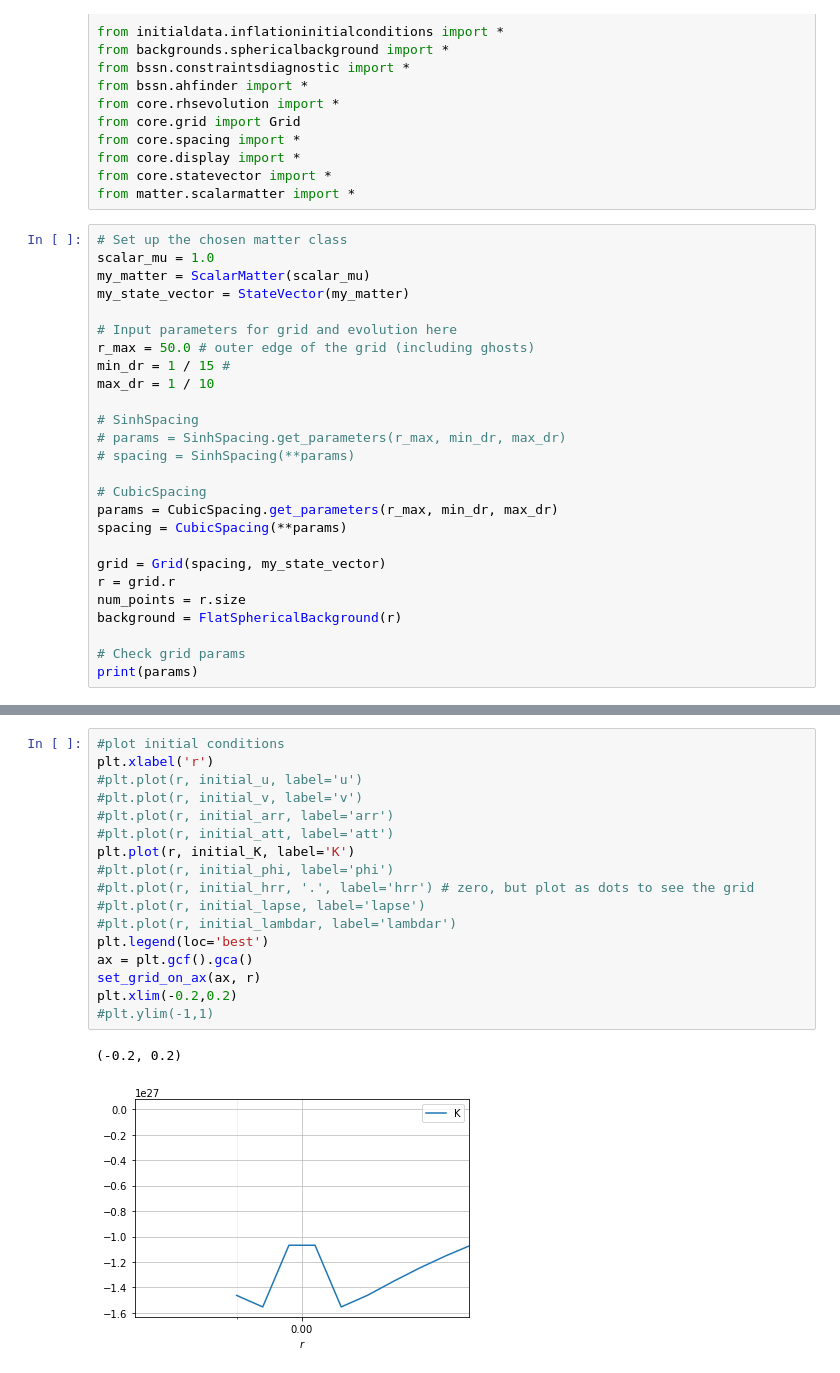
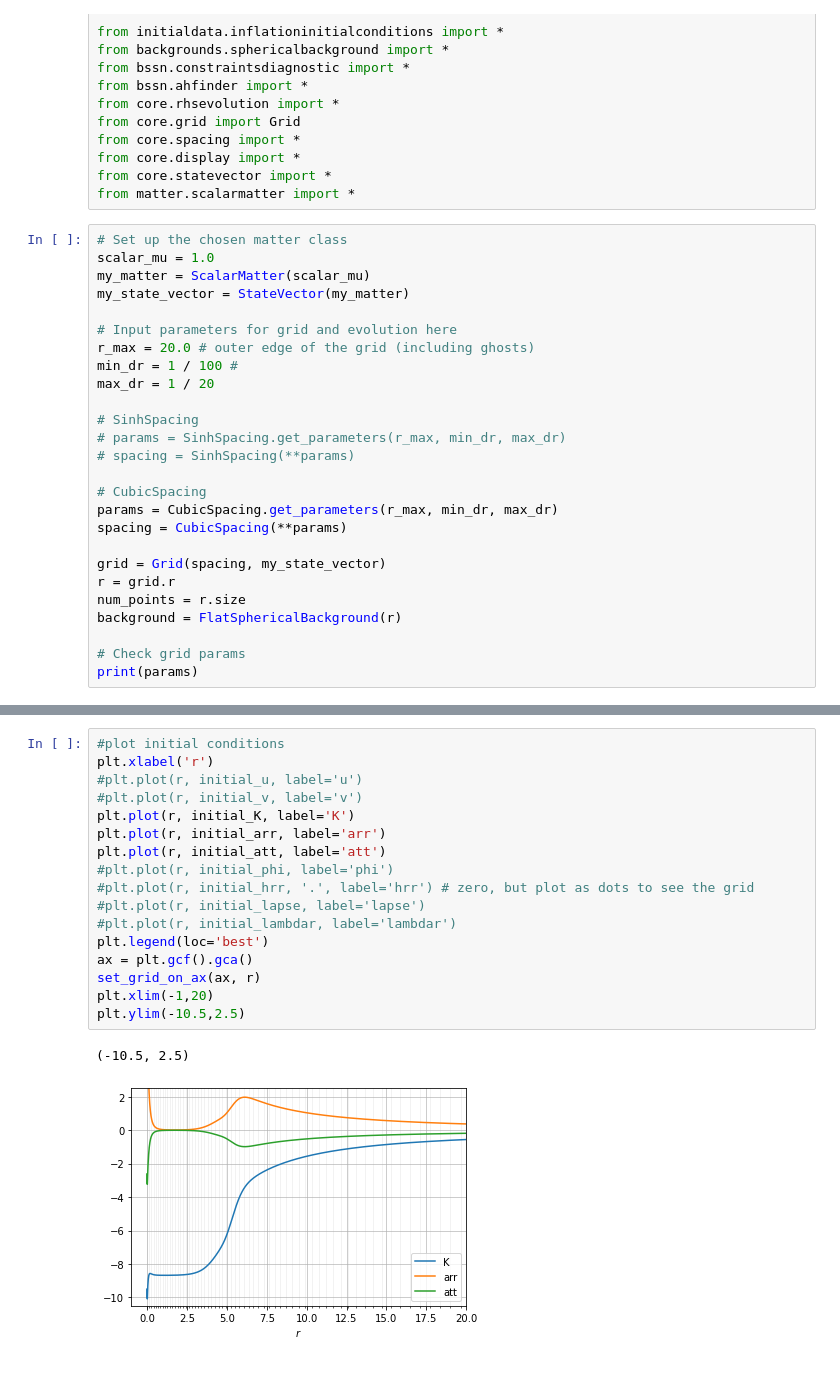
Before and after one commit to KAClough/engrenage, a Jupyter notebook: examples/Inflation.ipynb, the cells around one changed output, grey strips where cells are left out. Drawn from its saved outputs; the diff is of its cells as text.

```diff
--- a/examples/Inflation.ipynb
+++ b/examples/Inflation.ipynb
@@ -38,9 +38,9 @@ my_matter = ScalarMatter(scalar_mu)
 my_state_vector = StateVector(my_matter)
 
 # Input parameters for grid and evolution here
-r_max = 50.0 # outer edge of the grid (including ghosts)
-min_dr = 1 / 15 #
-max_dr = 1 / 10
+r_max = 20.0 # outer edge of the grid (including ghosts)
+min_dr = 1 / 100 #
+max_dr = 1 / 20
 
 # SinhSpacing
 # params = SinhSpacing.get_parameters(r_max, min_dr, max_dr)
@@ -73,23 +73,23 @@ ValueError: `y` must contain only finite values.
 # %%
 #plot initial conditions
 plt.xlabel('r')
 #plt.plot(r, initial_u, label='u')
 #plt.plot(r, initial_v, label='v')
-#plt.plot(r, initial_arr, label='arr')
-#plt.plot(r, initial_att, label='att')
 plt.plot(r, initial_K, label='K')
+plt.plot(r, initial_arr, label='arr')
+plt.plot(r, initial_att, label='att')
 #plt.plot(r, initial_phi, label='phi')
 #plt.plot(r, initial_hrr, '.', label='hrr') # zero, but plot as dots to see the grid
 #plt.plot(r, initial_lapse, label='lapse')
 #plt.plot(r, initial_lambdar, label='lambdar')
 plt.legend(loc='best')
 ax = plt.gcf().gca()
 set_grid_on_ax(ax, r)
-plt.xlim(-0.2,0.2)
-#plt.ylim(-1,1)
+plt.xlim(-1,20)
+plt.ylim(-10.5,2.5)
 # %% [output]
-(-0.2, 0.2)
+(-10.5, 2.5)
-[figure, old version]
+[figure, new version]
 # %%
 # check the Hamiltonian and momentum constraints are initially satisfied
 Ham, Mom = get_constraints_diagnostic(initial_state, np.array([0]), grid, background, my_matter)
```
Also changed, not shown: parts of 8 cells of this notebook, 9 other files.
